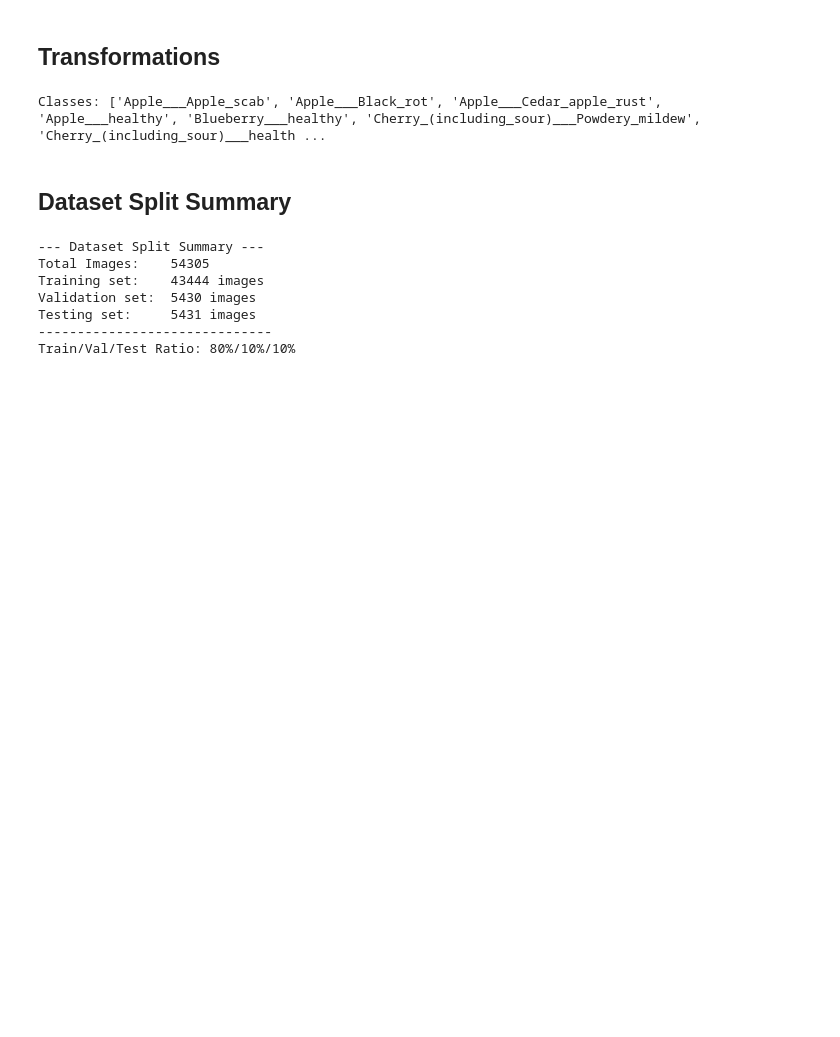
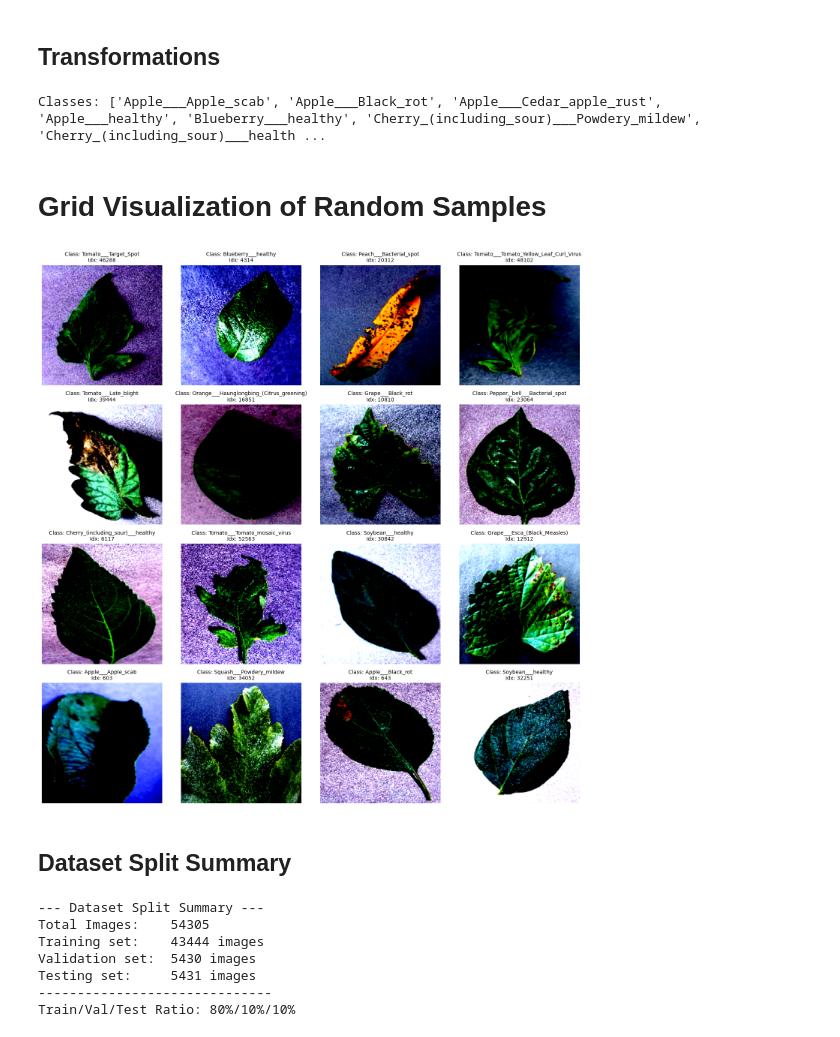
Before and after one commit to Hamzabinabdulmajeed/Automated-Phyto-Pathology-Diagnostics-, a Jupyter notebook: notebooks/plantvillage-eda.ipynb, the cells around one changed output. Drawn from its saved outputs; the diff is of its cells as text; code cells hidden in the pictures; blank space fills up the shorter version.

```diff
--- a/notebooks/plantvillage-eda.ipynb
+++ b/notebooks/plantvillage-eda.ipynb
@@ -171,6 +171,42 @@ test_loader = DataLoader(test_data, batch_size=32, shuffle=False, num_workers=2)
 print(f"Classes: {full_dataset.classes}")
 # %% [output]
 Classes: ['Apple___Apple_scab', 'Apple___Black_rot', 'Apple___Cedar_apple_rust', 'Apple___healthy', 'Blueberry___healthy', 'Cherry_(including_sour)___Powdery_mildew', 'Cherry_(including_sour)___health ...
+# %% [markdown]
+# Grid Visualization of Random Samples
+# %%
+def plot_sample_grid(dataset, grid_size=3):
+    """
+    Plots a grid of random images from the dataset with their class labels.
+    """
+    fig, axes = plt.subplots(grid_size, grid_size, figsize=(15, 15))
+    axes = axes.flatten()
+
+    # Get class names from the dataset
+    class_names = dataset.classes
+
+    for i in range(grid_size * grid_size):
+        # Pick a random index
+        idx = np.random.randint(0, len(dataset))
+        img, label = dataset[idx]
+
+        # Convert tensor to numpy for plotting (C, H, W) -> (H, W, C)
+        # We also need to un-normalize if you applied transforms.Normalize
+        img = img.permute(1, 2, 0).numpy()
+
+        # Clip values to [0, 1] range for visualization
+        img = np.clip(img, 0, 1)
+
+        axes[i].imshow(img)
+        axes[i].set_title(f"Class: {class_names[label]}\nIdx: {idx}", fontsize=10)
+        axes[i].axis('off')
+
+    plt.tight_layout()
+    plt.show()
+
+# Execute the plot
+plot_sample_grid(full_dataset, grid_size=4)
+# %% [output]
+[figure, added]
 # %% [markdown]
 ## Dataset Split Summary
 # %%
```
Also changed, not shown: 6 other files.
